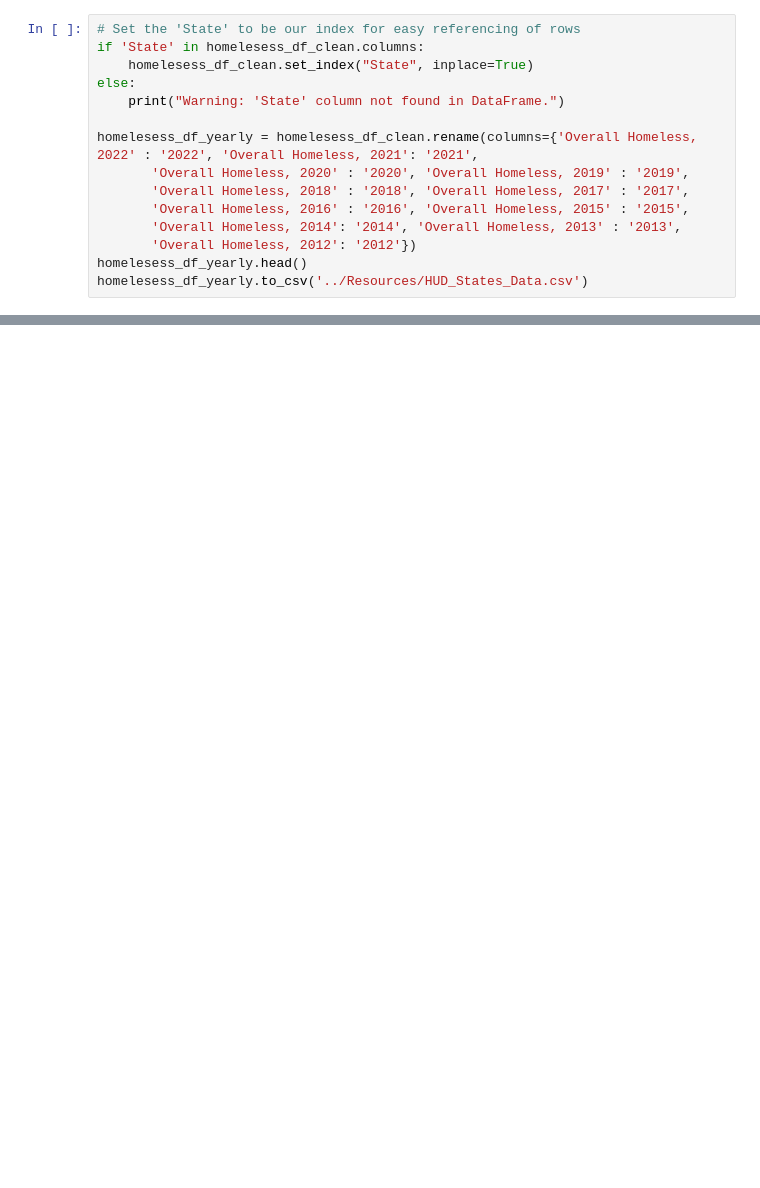
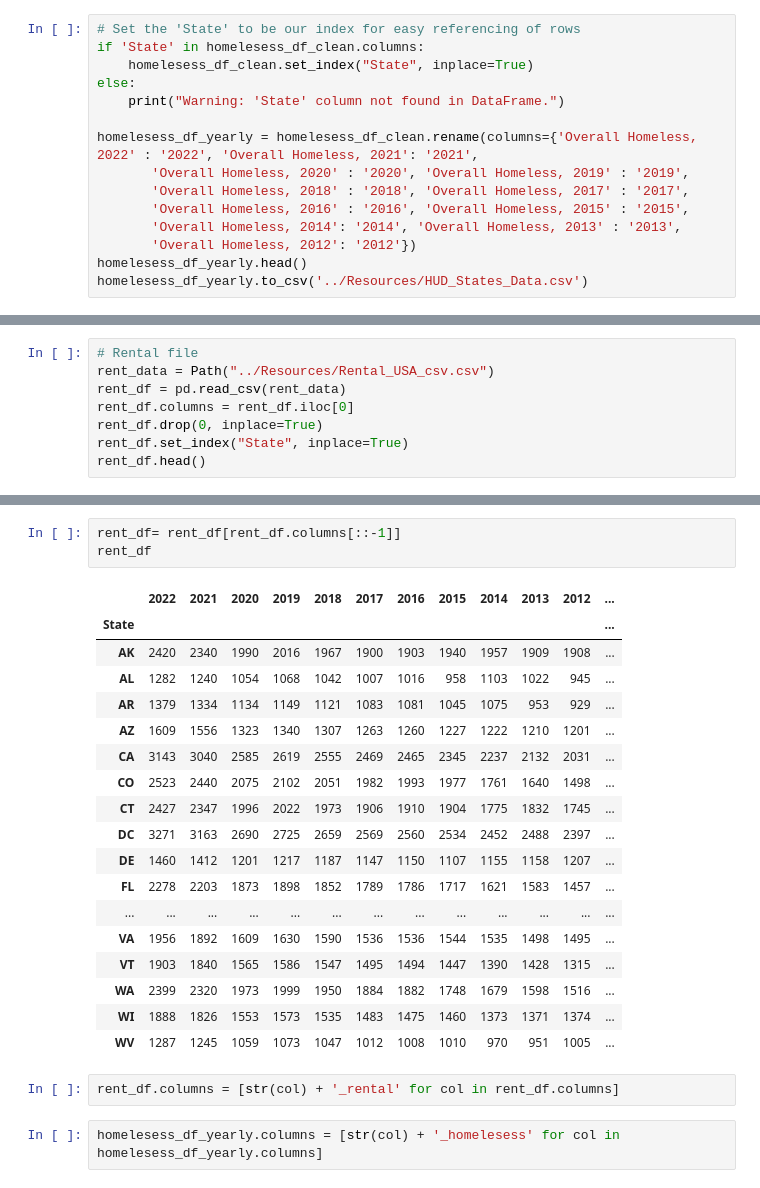
Before and after one commit to Vik1975/project_one, a Jupyter notebook: Homelesess_DF/HUD_data.ipynb, the cells around one changed output, grey strips where cells are left out. Cells and saved outputs as stored; diff of their text form; blank space fills up the shorter version.

```diff
--- a/Homelesess_DF/HUD_data.ipynb
+++ b/Homelesess_DF/HUD_data.ipynb
@@ -109,0 +109,8 @@ Enter state code :  WA
+# %%
+# Rental file
+rent_data = Path("../Resources/Rental_USA_csv.csv")
+rent_df = pd.read_csv(rent_data)
+rent_df.columns = rent_df.iloc[0]
+rent_df.drop(0, inplace=True)
+rent_df.set_index("State", inplace=True)
+rent_df.head()
@@ -109,0 +125,26 @@ Enter state code :  WA
+# %%
+rent_df= rent_df[rent_df.columns[::-1]]
+rent_df
+# %% [output]
+|  | 2022 | 2021 | 2020 | 2019 | 2018 | 2017 | 2016 | 2015 | 2014 | 2013 | 2012 | ... |
+| State |  |  |  |  |  |  |  |  |  |  |  | ... |
+| AK | 2420 | 2340 | 1990 | 2016 | 1967 | 1900 | 1903 | 1940 | 1957 | 1909 | 1908 | ... |
+| AL | 1282 | 1240 | 1054 | 1068 | 1042 | 1007 | 1016 | 958 | 1103 | 1022 | 945 | ... |
+| AR | 1379 | 1334 | 1134 | 1149 | 1121 | 1083 | 1081 | 1045 | 1075 | 953 | 929 | ... |
+| AZ | 1609 | 1556 | 1323 | 1340 | 1307 | 1263 | 1260 | 1227 | 1222 | 1210 | 1201 | ... |
+| CA | 3143 | 3040 | 2585 | 2619 | 2555 | 2469 | 2465 | 2345 | 2237 | 2132 | 2031 | ... |
+| CO | 2523 | 2440 | 2075 | 2102 | 2051 | 1982 | 1993 | 1977 | 1761 | 1640 | 1498 | ... |
+| CT | 2427 | 2347 | 1996 | 2022 | 1973 | 1906 | 1910 | 1904 | 1775 | 1832 | 1745 | ... |
+| DC | 3271 | 3163 | 2690 | 2725 | 2659 | 2569 | 2560 | 2534 | 2452 | 2488 | 2397 | ... |
+| DE | 1460 | 1412 | 1201 | 1217 | 1187 | 1147 | 1150 | 1107 | 1155 | 1158 | 1207 | ... |
+| FL | 2278 | 2203 | 1873 | 1898 | 1852 | 1789 | 1786 | 1717 | 1621 | 1583 | 1457 | ... |
+| ... | ... | ... | ... | ... | ... | ... | ... | ... | ... | ... | ... | ... |
+| VA | 1956 | 1892 | 1609 | 1630 | 1590 | 1536 | 1536 | 1544 | 1535 | 1498 | 1495 | ... |
+| VT | 1903 | 1840 | 1565 | 1586 | 1547 | 1495 | 1494 | 1447 | 1390 | 1428 | 1315 | ... |
+| WA | 2399 | 2320 | 1973 | 1999 | 1950 | 1884 | 1882 | 1748 | 1679 | 1598 | 1516 | ... |
+| WI | 1888 | 1826 | 1553 | 1573 | 1535 | 1483 | 1475 | 1460 | 1373 | 1371 | 1374 | ... |
+| WV | 1287 | 1245 | 1059 | 1073 | 1047 | 1012 | 1008 | 1010 | 970 | 951 | 1005 | ... |
+# %%
+rent_df.columns = [str(col) + '_rental' for col in rent_df.columns]
+# %%
+homelesess_df_yearly.columns = [str(col) + '_homelesess' for col in homelesess_df_yearly.columns]
```
Also changed, not shown: parts of 19 cells of this notebook, 6 other files.
